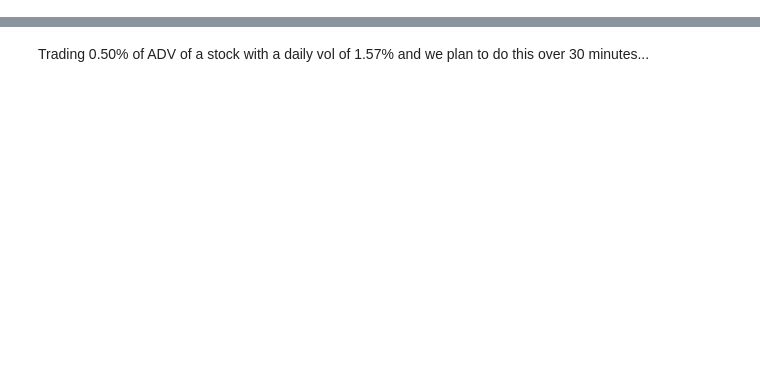
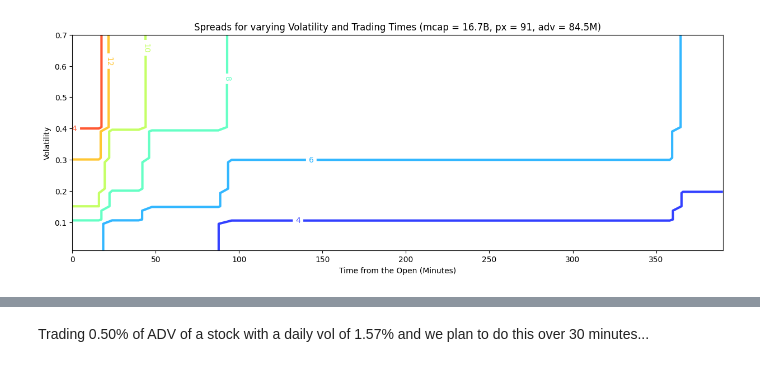
Before and after one commit to jdtluis/Algo_Trading, a Jupyter notebook: notebooks/Market-Impact-Models.ipynb, the cells around one changed output, grey strips where cells are left out. Cells and saved outputs as stored; diff of their text form; code cells hidden in the pictures; blank space fills up the shorter version.

```diff
--- a/notebooks/Market-Impact-Models.ipynb
+++ b/notebooks/Market-Impact-Models.ipynb
@@ -230,31 +473,33 @@ time_bins = np.array([0.0, 960.0, 2760.0, 5460.0, 21660.0]) #seconds from market
 time_coefs = pd.Series([0.0, -0.289, -0.487, -0.685, -0.952])
 mcap_bins = np.array([0.0, 2.0, 5.0, 10.0, 25.0, 50.0]) * 10 ** 9
 mcap_coefs = pd.Series([0.291, 0.305, 0.0, -0.161, -0.287, -0.499])
 adv_bins = np.array([0.0, 50.0, 100.0, 150.0, 250.0, 500.0]) * 10 ** 6
 adv_coefs = pd.Series([0.303, 0.0, -0.054, -0.109, -0.242, -0.454])
 px_bins = np.array([0.0, 28.0, 45.0, 62.0, 82.0, 132.0])
 px_coefs = pd.Series([-0.077, -0.187, -0.272, -0.186, 0.0, 0.380])
 # shape (1, 50)
 time_contrib = np.take(time_coefs, np.digitize(x, time_bins) - 1).values.reshape((1, len(x)))
 # shape (50, 1)
 vlty_contrib = np.take(vlty_coefs, np.digitize(y, vlty_bins) - 1).values.reshape((len(y), 1))
 # scalar
 mcap_contrib = mcap_coefs[np.digitize((mcap,), mcap_bins)[0] - 1]
 # scalar
 adv_contrib = adv_coefs[np.digitize((adv,), adv_bins)[0] - 1]
 # scalar
 px_contrib = px_coefs[np.digitize((px,), px_bins)[0] - 1]
 
 z_scalar_contrib = 1.736 + mcap_contrib + adv_contrib + px_contrib
 
 
 Z = np.exp(z_scalar_contrib + time_contrib + vlty_contrib)
-
+plt.figure(figsize=(15, 5))
 cmap=plt.get_cmap('jet')
 X, Y = np.meshgrid(x,y)
 CS = plt.contour(X/60,Y,Z, linewidths=3, cmap=cmap, alpha=0.8);
 plt.clabel(CS)
 plt.xlabel('Time from the Open (Minutes)')
 plt.ylabel('Volatility')
 plt.title('Spreads for varying Volatility and Trading Times (mcap = 16.7B, px = 91, adv = 84.5M)')
 plt.show()
+# %% [output]
+[figure, added]
```
Also changed, not shown: parts of 56 cells of this notebook, 9 other files.
